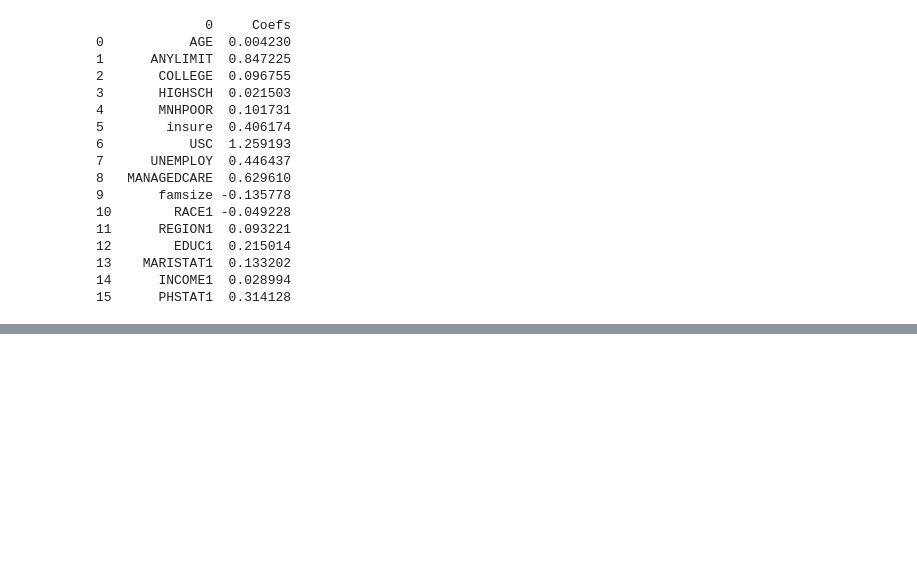
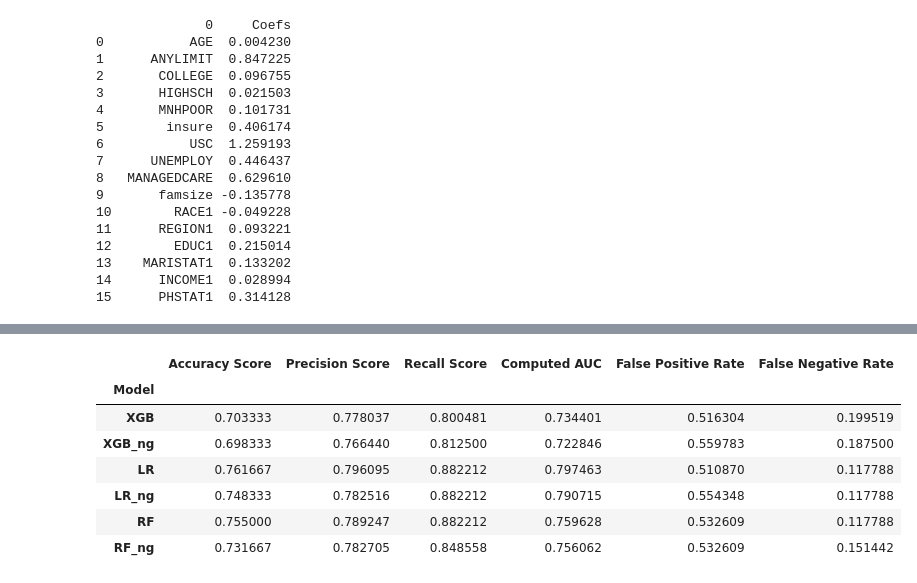
Before and after one commit to frank-g-schiller/ICA2026, a Jupyter notebook: Fairness_Example.ipynb, the cells around one changed output, grey strips where cells are left out. Saved outputs shown, nothing was run; the diff lists cells and outputs as text; code cells hidden in the pictures; blank space fills up the shorter version.

```diff
--- a/Fairness_Example.ipynb
+++ b/Fairness_Example.ipynb
@@ -158,4 +154,0 @@ It is quite obvious that the maximum value in **EXPENDIP** is significantly high
-# %%
-df_0['Z-Score'] = (df_0['EXPENDIP'] - df_0['EXPENDIP'].mean()) / df_0['EXPENDIP'].std()
-outlier = df_0[np.abs(df_0['Z-Score']) > 3]
-print(outlier)
@@ -181,0 +155,8 @@ print(outlier)
+# %%
+df_0['ZScoreIP'] = (df_0['EXPENDIP'] - df_0['EXPENDIP'].mean()) / df_0['EXPENDIP'].std()
+df_0['ZScoreOP'] = (df_0['EXPENDOP'] - df_0['EXPENDOP'].mean()) / df_0['EXPENDOP'].std()
+outlierIP = df_0[np.abs(df_0['ZScoreIP']) > 10]
+outlierOP = df_0[np.abs(df_0['ZScoreOP']) > 10]
+outlier = np.union1d(outlierIP.index, outlierOP.index)
+print("Combined outliers:")
+print(outlier)
@@ -188,7 +172,7 @@ The calculation of the z-score, which is often used for outlier analysis, yields
 
 First, unnecessary columns are deleted ...
 # %%
-df_1 = df_0.drop(['RACE', 'REGION', 'EDUC', 'MARISTAT', 'INCOME', 'PHSTAT', 'INDUSCLASS', 'Z-Score'], axis=1)
+df_1 = df_0.drop(['RACE', 'REGION', 'EDUC', 'MARISTAT', 'INCOME', 'PHSTAT', 'INDUSCLASS', 'ZScoreIP', 'ZScoreOP'], axis=1)
 df_1.info()
 # %% [output]
 <class 'pandas.DataFrame'>
@@ -1907,0 +1187,33 @@ df_Fairtable_sum
+# %%
+# Score Table for all Models
+df_Scoretable_sum = pd.DataFrame()
+df_Scoretable_sum['Model'] = ['XGB','XGB_ng','LR','LR_ng', 'RF', 'RF_ng']
+df_Scoretable_sum['Accuracy Score'] = [accuracy_xgb, accuracy_xgb_ng,  \
+                                       accuracy_lr, accuracy_lr_ng,  \
+                                       accuracy_rf, accuracy_rf_ng]
+df_Scoretable_sum['Precision Score'] = [precision_xgb, precision_xgb_ng,  \
+                                        precision_lr, precision_lr_ng, \
+                                        precision_rf, precision_rf_ng]
+df_Scoretable_sum['Recall Score'] = [recall_xgb, recall_xgb_ng, \
+                                     recall_lr, recall_lr_ng, \
+                                     recall_rf, recall_rf_ng]
+df_Scoretable_sum['Computed AUC'] = [auc_xgb, auc_xgb_ng,  \
+                                     auc_lr, auc_lr_ng, \
+                                     auc_rf, auc_rf_ng]
+df_Scoretable_sum['False Positive Rate'] = [fpr_xgb, fpr_xgb_ng, \
+                                            fpr_lr, fpr_lr_ng, \
+                                            fpr_rf, fpr_rf_ng]
+df_Scoretable_sum['False Negative Rate'] = [fnr_xgb, fnr_xgb_ng,\
+                                            fnr_lr, fnr_lr_ng,  \
+                                            fnr_rf, fnr_rf_ng]
+df_Scoretable_sum.set_index("Model", inplace = True)
+df_Scoretable_sum
+# %% [output]
+|  | Accuracy Score | Precision Score | Recall Score | Computed AUC | False Positive Rate | False Negative Rate |
+| Model |  |  |  |  |  |  |
+| XGB | 0.703333 | 0.778037 | 0.800481 | 0.734401 | 0.516304 | 0.199519 |
+| XGB_ng | 0.698333 | 0.766440 | 0.812500 | 0.722846 | 0.559783 | 0.187500 |
+| LR | 0.761667 | 0.796095 | 0.882212 | 0.797463 | 0.510870 | 0.117788 |
+| LR_ng | 0.748333 | 0.782516 | 0.882212 | 0.790715 | 0.554348 | 0.117788 |
+| RF | 0.755000 | 0.789247 | 0.882212 | 0.759628 | 0.532609 | 0.117788 |
+| RF_ng | 0.731667 | 0.782705 | 0.848558 | 0.756062 | 0.532609 | 0.151442 |
```
Also changed, not shown: parts of 182 cells of this notebook.
